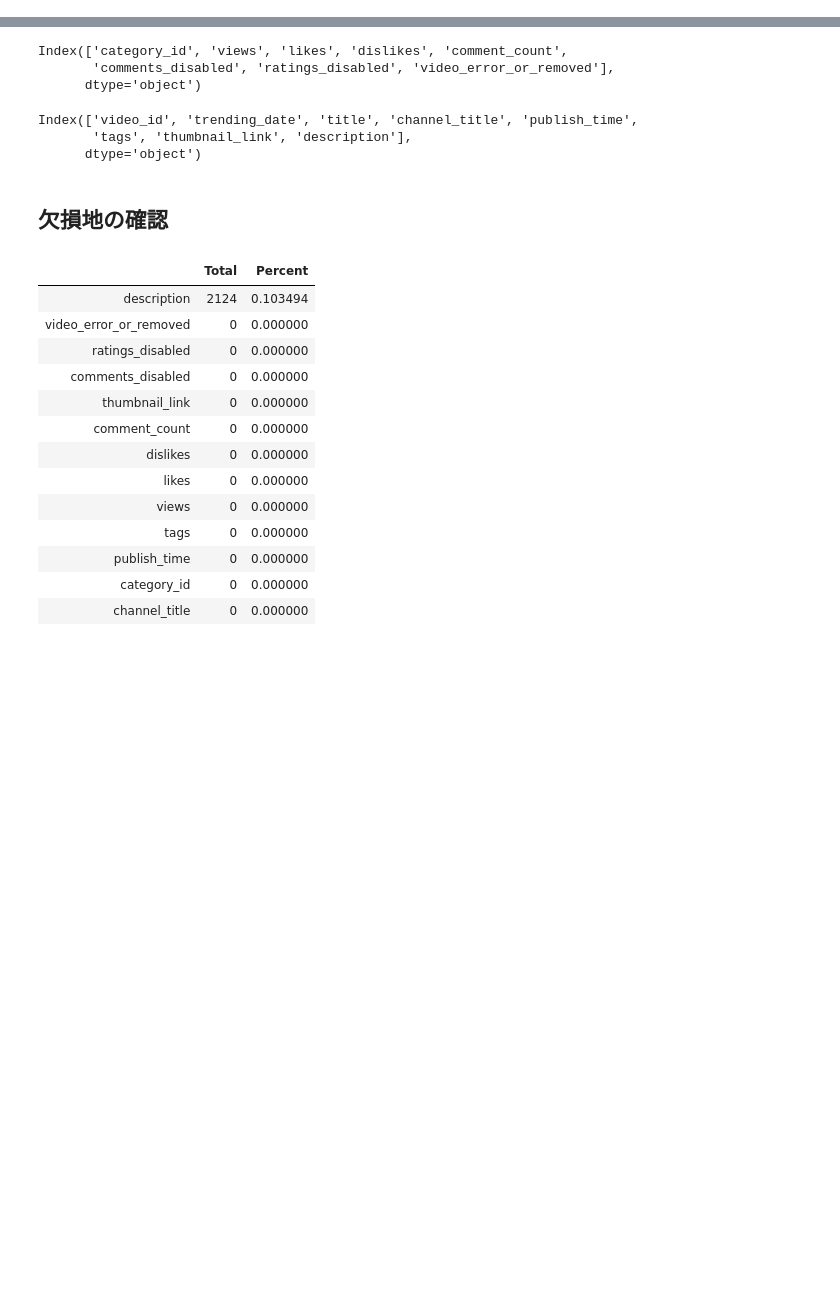
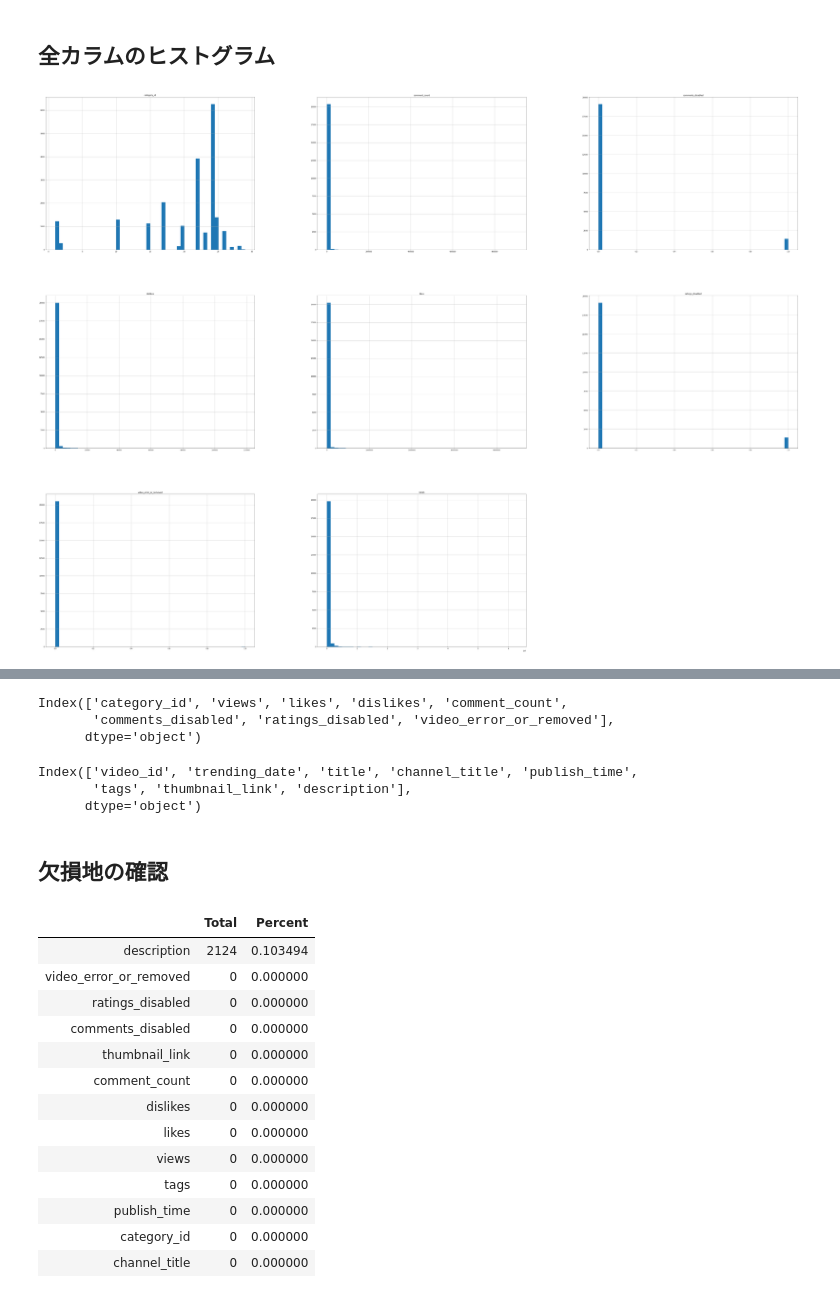
Before and after one commit to tsuru-kazu/research, a Jupyter notebook: src/notebooks/eda.ipynb, the cells around one changed output, grey strips where cells are left out. Drawn from its saved outputs; the diff is of its cells as text; code cells hidden in the pictures; blank space fills up the shorter version.

```diff
--- a/src/notebooks/eda.ipynb
+++ b/src/notebooks/eda.ipynb
@@ -48,3 +48,4 @@ def reduce_mem_usage(df):
 df = {}
 with codecs.open("../data/input/JPvideos.csv", "r", "utf-8", "ignore") as file:
     df = pd.read_table(file, delimiter=",")
+    df = reduce_mem_usage(df)
@@ -77,0 +147,7 @@ print(df.shape)
+# %% [markdown]
+## 全カラムのヒストグラム
+# %%
+df.hist(bins=50, figsize=(80,60))
+plt.show()
+# %% [output]
+[figure, added]
```
Also changed, not shown: parts of 23 cells of this notebook.
